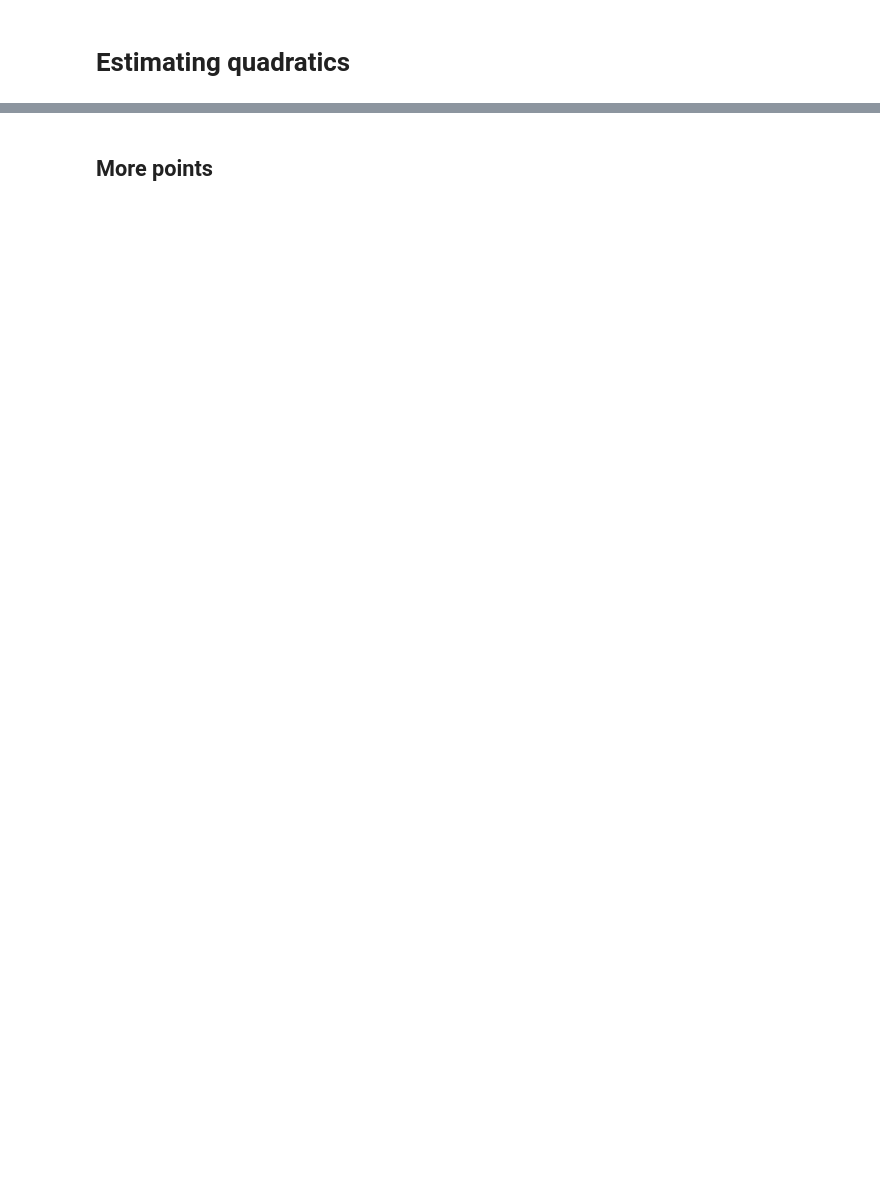
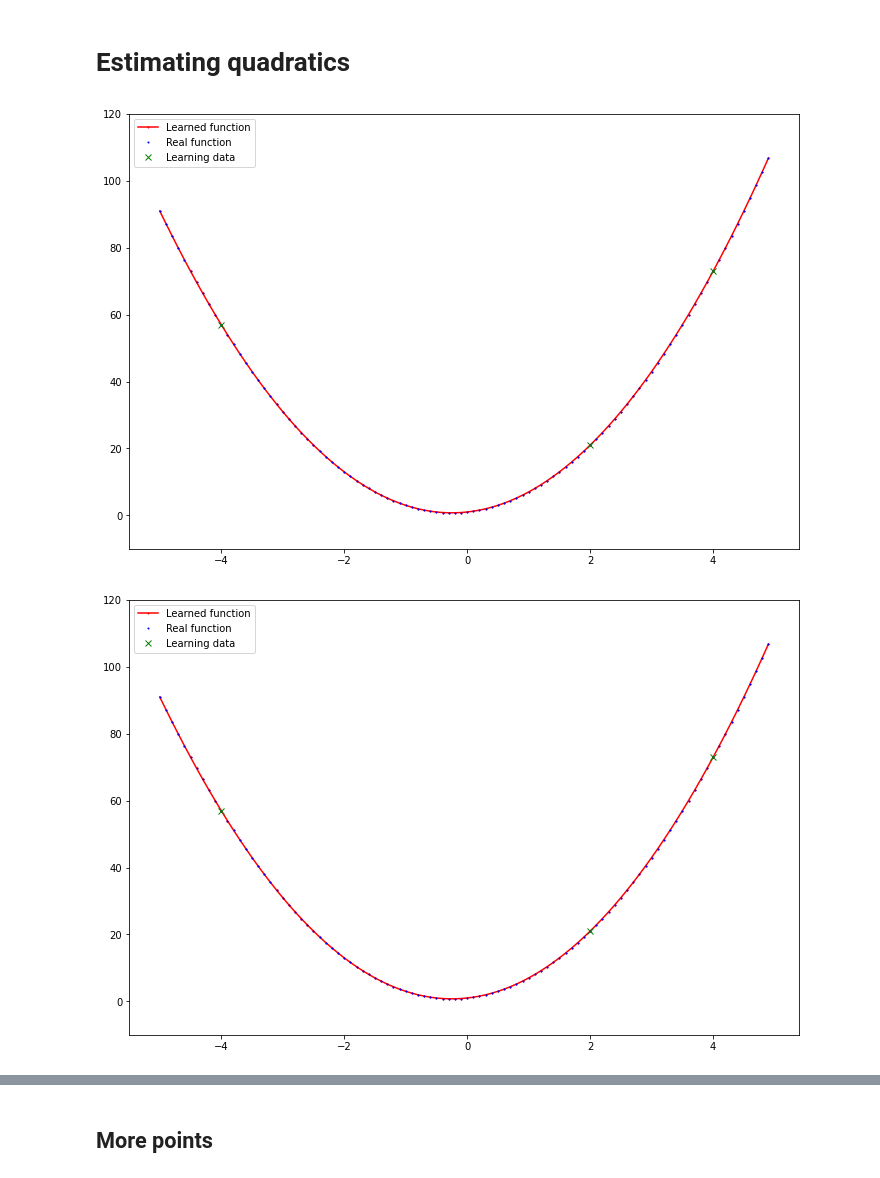
Before and after one commit to abhijat01/deepnn4se, a Jupyter notebook: presentation/part0/general-learning/polynomial-animated.ipynb, the cells around one changed output, grey strips where cells are left out. Saved outputs shown, nothing was run; the diff lists cells and outputs as text; code cells hidden in the pictures; blank space fills up the shorter version.

```diff
--- a/presentation/part0/general-learning/polynomial-animated.ipynb
+++ b/presentation/part0/general-learning/polynomial-animated.ipynb
@@ -174,18 +180,23 @@ loss_func = nn.MSELoss()
 # %%
 losses=[]
 each_n = 1000
 for i in range(10000):
     optimizer.zero_grad()
     y_pred  = net(x)
     loss = loss_func(y_pred, y_t)
     losses.append(loss)
     loss.backward()
     optimizer.step()
     if i%each_n == 0 :
         loss_n = losses[each_n:]
         if loss_n:
-            print(torch.mean(torch.Tensor(loss_n)).data)
+            #print(torch.mean(torch.Tensor(loss_n)).data)
+            ylim=(-10,120)
+            plot_and_compare_animate(x,y,quad,  net, -5,5, ylim=ylim, show_arrows=True)
         #net.print_weights()
+# %% [output]
+[figure, added]
+[figure, added]
 # %%
 plot_and_compare(x,y,quad,  net, -5,5, save_file='quad_w_degree_2.png')
 net.print_weights()
```
Also changed, not shown: parts of 14 cells of this notebook, 13 other files.
